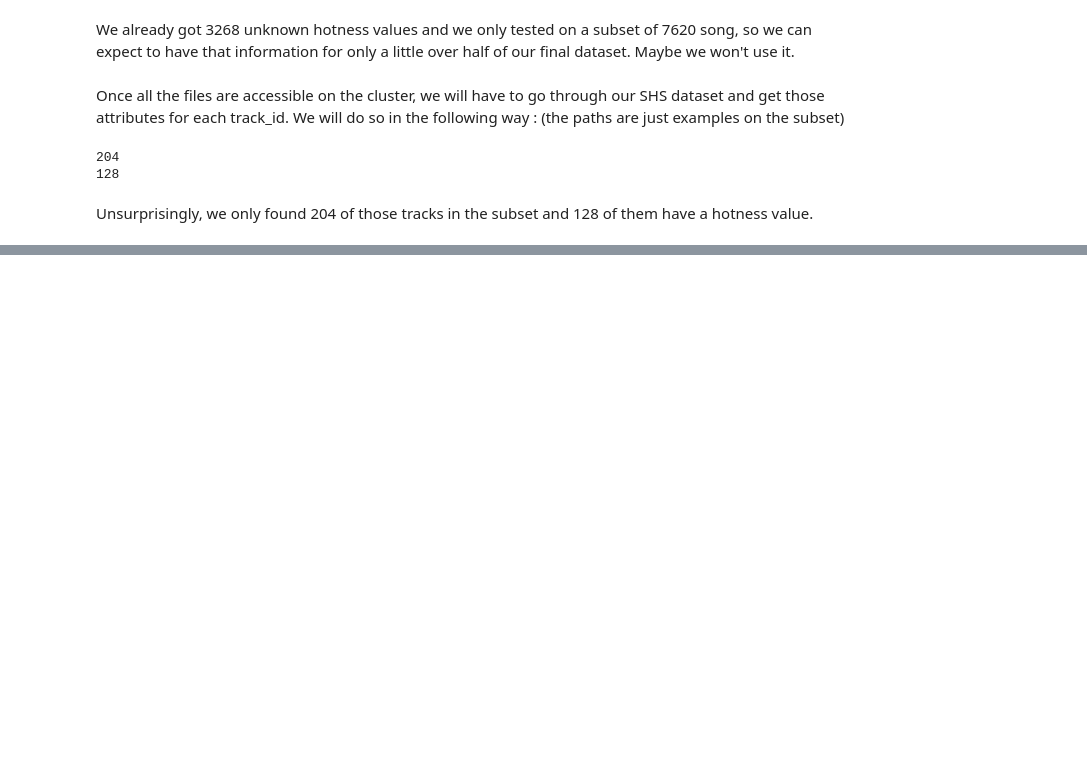
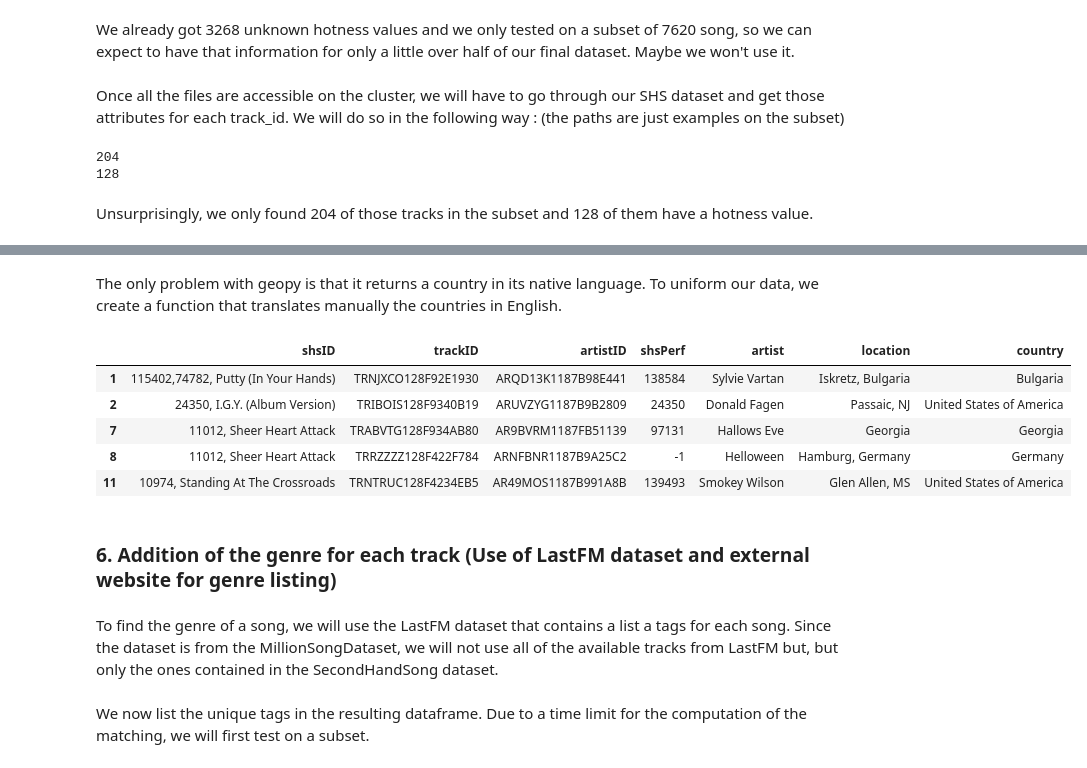
Before and after one commit to padesplaces/ada2017, a Jupyter notebook: project/Project Notebook.ipynb, the cells around one changed output, grey strips where cells are left out. Saved outputs shown, nothing was run; the diff lists cells and outputs as text; code cells hidden in the pictures; blank space fills up the shorter version.

```diff
--- a/project/Project Notebook.ipynb
+++ b/project/Project Notebook.ipynb
@@ -397,0 +504,2 @@ Unsurprisingly, we only found 204 of those tracks in the subset and 128 of them
+# %% [markdown]
+The only problem with geopy is that it returns a country in its native language. To uniform our data, we create a function that translates manually the countries in English.
@@ -397,0 +532,18 @@ Unsurprisingly, we only found 204 of those tracks in the subset and 128 of them
+# %%
+#data['country'] = data['country'].map(lambda x : rename(x))
+#pickle.dump(data, open( "data.p", "wb" ) )
+data_country = pickle.load(open("data/data_country.p", "rb"))
+# %%
+data_country.head()
+# %% [output]
+|  | shsID | trackID | artistID | shsPerf | artist | location | country |
+| 1 | 115402,74782, Putty (In Your Hands) | TRNJXCO128F92E1930 | ARQD13K1187B98E441 | 138584 | Sylvie Vartan | Iskretz, Bulgaria | Bulgaria |
+| 2 | 24350, I.G.Y. (Album Version) | TRIBOIS128F9340B19 | ARUVZYG1187B9B2809 | 24350 | Donald Fagen | Passaic, NJ | United States of America |
+| 7 | 11012, Sheer Heart Attack | TRABVTG128F934AB80 | AR9BVRM1187FB51139 | 97131 | Hallows Eve | Georgia | Georgia |
+| 8 | 11012, Sheer Heart Attack | TRRZZZZ128F422F784 | ARNFBNR1187B9A25C2 | -1 | Helloween | Hamburg, Germany | Germany |
+| 11 | 10974, Standing At The Crossroads | TRNTRUC128F4234EB5 | AR49MOS1187B991A8B | 139493 | Smokey Wilson | Glen Allen, MS | United States of America |
+# %% [markdown]
+### 6. Addition of the genre for each track (Use of LastFM dataset and external website for genre listing)
+# %% [markdown]
+To find the genre of a song, we will use the LastFM dataset that contains a list a tags for each song.
+Since the dataset is from the MillionSongDataset, we will not use all of the available tracks from LastFM but, but only the ones contained in the SecondHandSong dataset.
@@ -397,0 +574,2 @@ Unsurprisingly, we only found 204 of those tracks in the subset and 128 of them
+# %% [markdown]
+We now list the unique tags in the resulting dataframe. Due to a time limit for the computation of the matching, we will first test on a subset.
```
Also changed, not shown: parts of 20 cells of this notebook, 2 other files.
